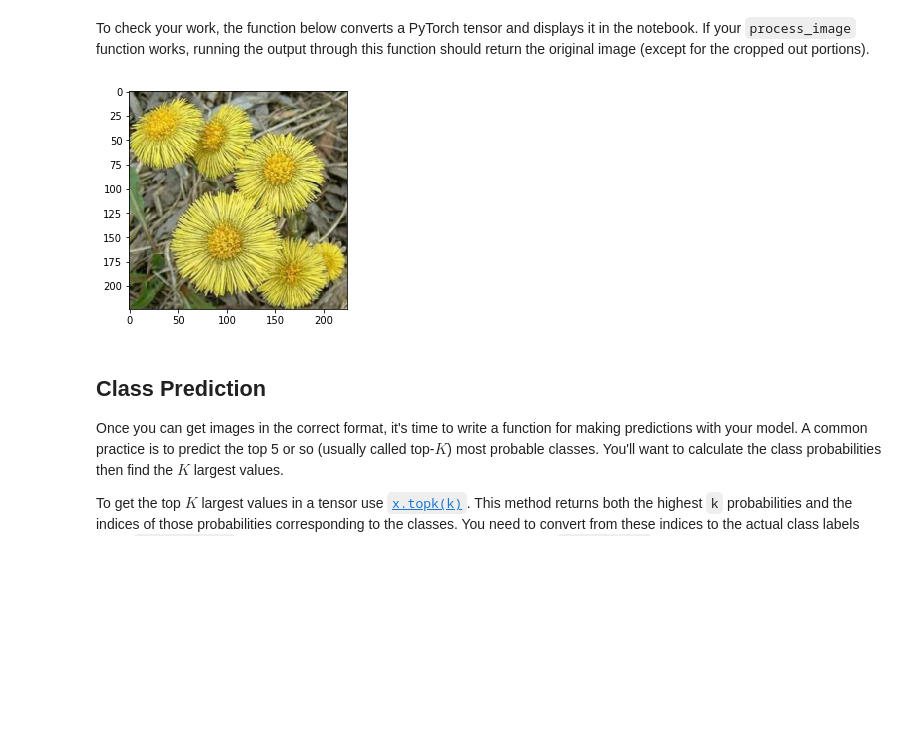
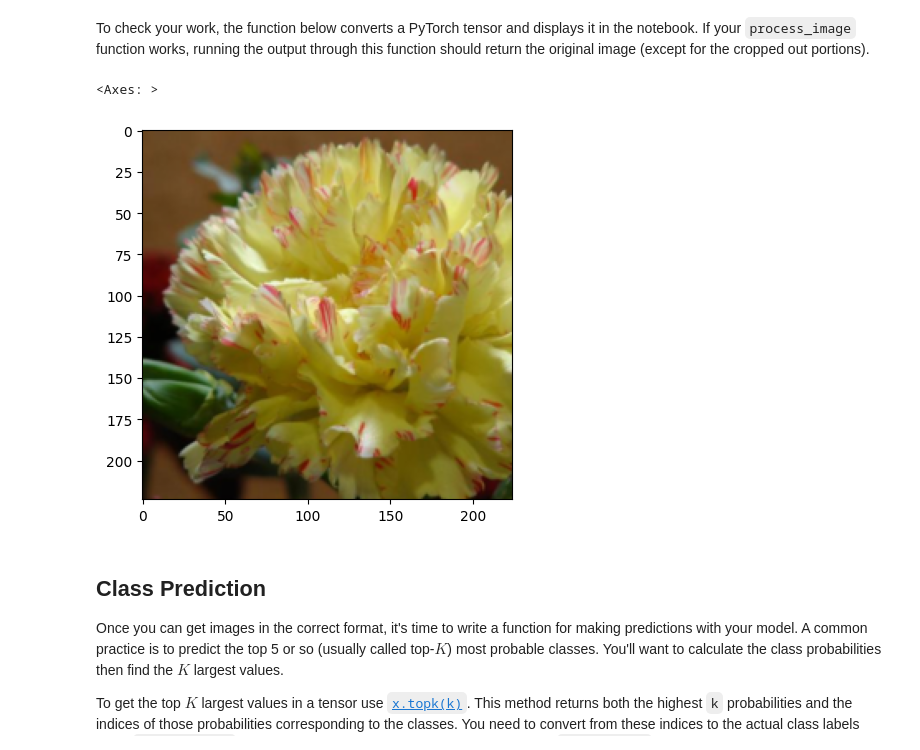
Before and after one commit to mlew-udacity/ImageClassifierProject, a Jupyter notebook: Image Classifier Project 2.ipynb, the cells around one changed output. Saved outputs shown, nothing was run; the diff lists cells and outputs as text; code cells hidden in the pictures; blank space fills up the shorter version.

```diff
--- a/Image Classifier Project 2.ipynb
+++ b/Image Classifier Project 2.ipynb
@@ -43,7 +43,7 @@ The validation and testing sets are used to measure the model's performance on d
 
 The pre-trained networks you'll use were trained on the ImageNet dataset where each color channel was normalized separately. For all three sets you'll need to normalize the means and standard deviations of the images to what the network expects. For the means, it's `[0.485, 0.456, 0.406]` and for the standard deviations `[0.229, 0.224, 0.225]`, calculated from the ImageNet images.  These values will shift each color channel to be centered at 0 and range from -1 to 1.
 # %%
-data_dir = 'flowers'
+data_dir = 'gdrive/MyDrive/flowers'
 train_dir = data_dir + '/train'
 valid_dir = data_dir + '/valid'
 test_dir = data_dir + '/test'
@@ -316,17 +319,17 @@ def load_checkpoint(filepath):
     checkpoint = torch.load(filepath)
 
     #Load Model with checkpoints
-    model = models.vgg19(pretrained=True)
+    model = models.vgg16(weights=True)
     model.classifier=classifier(model, checkpoint['inputs'], checkpoint['hidden'], checkpoint['outputs'])
     model.class_to_idx = checkpoint['class_to_idx']
     model.load_state_dict(checkpoint['state_dict'])
 
     #Load Optimiser
-    optimiser = optim.Adam(model.classifier.parameters(), lr=0.03)
+    optimiser = optim.Adam(model.classifier.parameters(), lr=0.001)
     optimiser.load_state_dict(checkpoint['optimiser_state'])
 
     epochs= checkpoint['epochs']
-
+    model.to(device)
     return model, optimiser, epochs
 
 # Reload model from checkpoint.pth file
@@ -406,28 +410,29 @@ To check your work, the function below converts a PyTorch tensor and displays it
 # %%
 def imshow(image, ax=None, title=None):
     """Imshow for Tensor."""
     if ax is None:
         fig, ax = plt.subplots()
 
     # PyTorch tensors assume the color channel is the first dimension
     # but matplotlib assumes is the third dimension
     image = image.numpy().transpose((1, 2, 0))
 
     # Undo preprocessing
     mean = np.array([0.485, 0.456, 0.406])
     std = np.array([0.229, 0.224, 0.225])
     image = std * image + mean
 
     # Image needs to be clipped between 0 and 1 or it looks like noise when displayed
     image = np.clip(image, 0, 1)
 
     ax.imshow(image)
 
     return ax
 
-imshow(process_image("flowers/test/12/image_03994.jpg"))
+imshow(process_image(train_dir+"/31/image_08066.jpg"))
 # %% [output]
+<Axes: >
-[figure, old version]
+[figure, new version]
 # %% [markdown]
 ## Class Prediction
 
```
Also changed, not shown: parts of 14 cells of this notebook.
